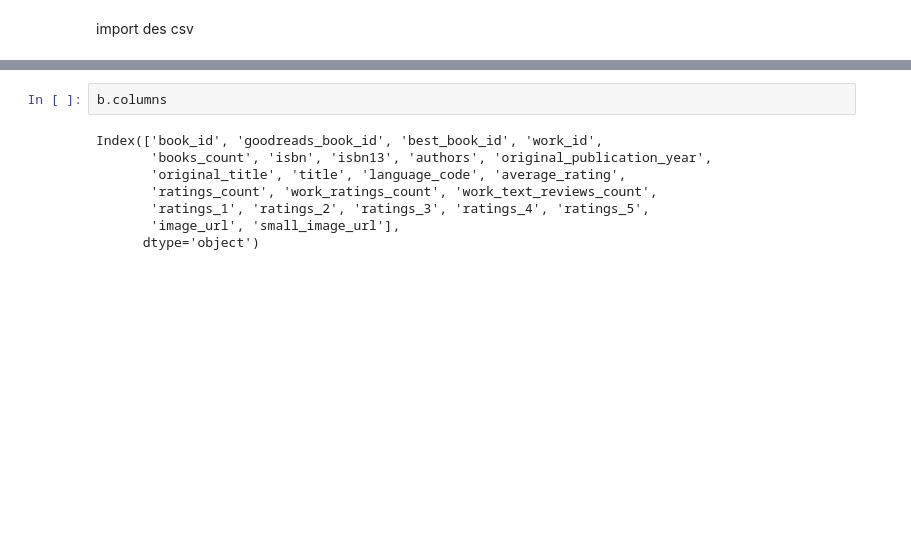
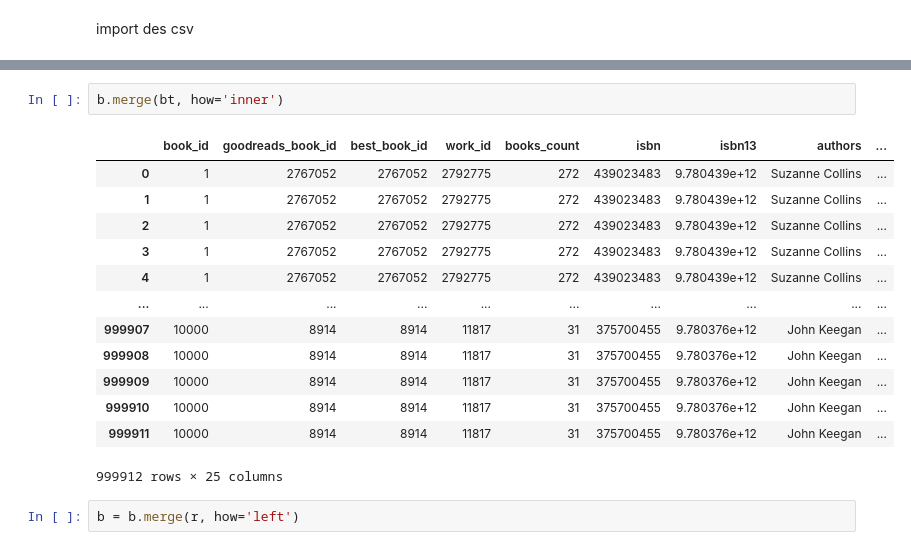
Before and after one commit to SimplonAI/books, a Jupyter notebook: aperçu.ipynb, the cells around one changed output, grey strips where cells are left out. Drawn from its saved outputs; the diff is of its cells as text; blank space fills up the shorter version.

```diff
--- a/aperçu.ipynb
+++ b/aperçu.ipynb
@@ -57,13 +72,21 @@ b.shape
-# %%
-b.columns
-# %% [output]
-Index(['book_id', 'goodreads_book_id', 'best_book_id', 'work_id',
-       'books_count', 'isbn', 'isbn13', 'authors', 'original_publication_year',
-       'original_title', 'title', 'language_code', 'average_rating',
-       'ratings_count', 'work_ratings_count', 'work_text_reviews_count',
-       'ratings_1', 'ratings_2', 'ratings_3', 'ratings_4', 'ratings_5',
-       'image_url', 'small_image_url'],
-      dtype='object')
+# %%
+b.merge(bt, how='inner')
+# %% [output]
+|  | book_id | goodreads_book_id | best_book_id | work_id | books_count | isbn | isbn13 | authors | ... |
+| 0 | 1 | 2767052 | 2767052 | 2792775 | 272 | 439023483 | 9.780439e+12 | Suzanne Collins | ... |
+| 1 | 1 | 2767052 | 2767052 | 2792775 | 272 | 439023483 | 9.780439e+12 | Suzanne Collins | ... |
+| 2 | 1 | 2767052 | 2767052 | 2792775 | 272 | 439023483 | 9.780439e+12 | Suzanne Collins | ... |
+| 3 | 1 | 2767052 | 2767052 | 2792775 | 272 | 439023483 | 9.780439e+12 | Suzanne Collins | ... |
+| 4 | 1 | 2767052 | 2767052 | 2792775 | 272 | 439023483 | 9.780439e+12 | Suzanne Collins | ... |
+| ... | ... | ... | ... | ... | ... | ... | ... | ... | ... |
+| 999907 | 10000 | 8914 | 8914 | 11817 | 31 | 375700455 | 9.780376e+12 | John Keegan | ... |
+| 999908 | 10000 | 8914 | 8914 | 11817 | 31 | 375700455 | 9.780376e+12 | John Keegan | ... |
+| 999909 | 10000 | 8914 | 8914 | 11817 | 31 | 375700455 | 9.780376e+12 | John Keegan | ... |
+| 999910 | 10000 | 8914 | 8914 | 11817 | 31 | 375700455 | 9.780376e+12 | John Keegan | ... |
+| 999911 | 10000 | 8914 | 8914 | 11817 | 31 | 375700455 | 9.780376e+12 | John Keegan | ... |
+999912 rows × 25 columns
+# %%
+b = b.merge(r, how='left')
 # %%
 b
 # %% [output]
```
Also changed, not shown: parts of 21 cells of this notebook, 2 other files.
